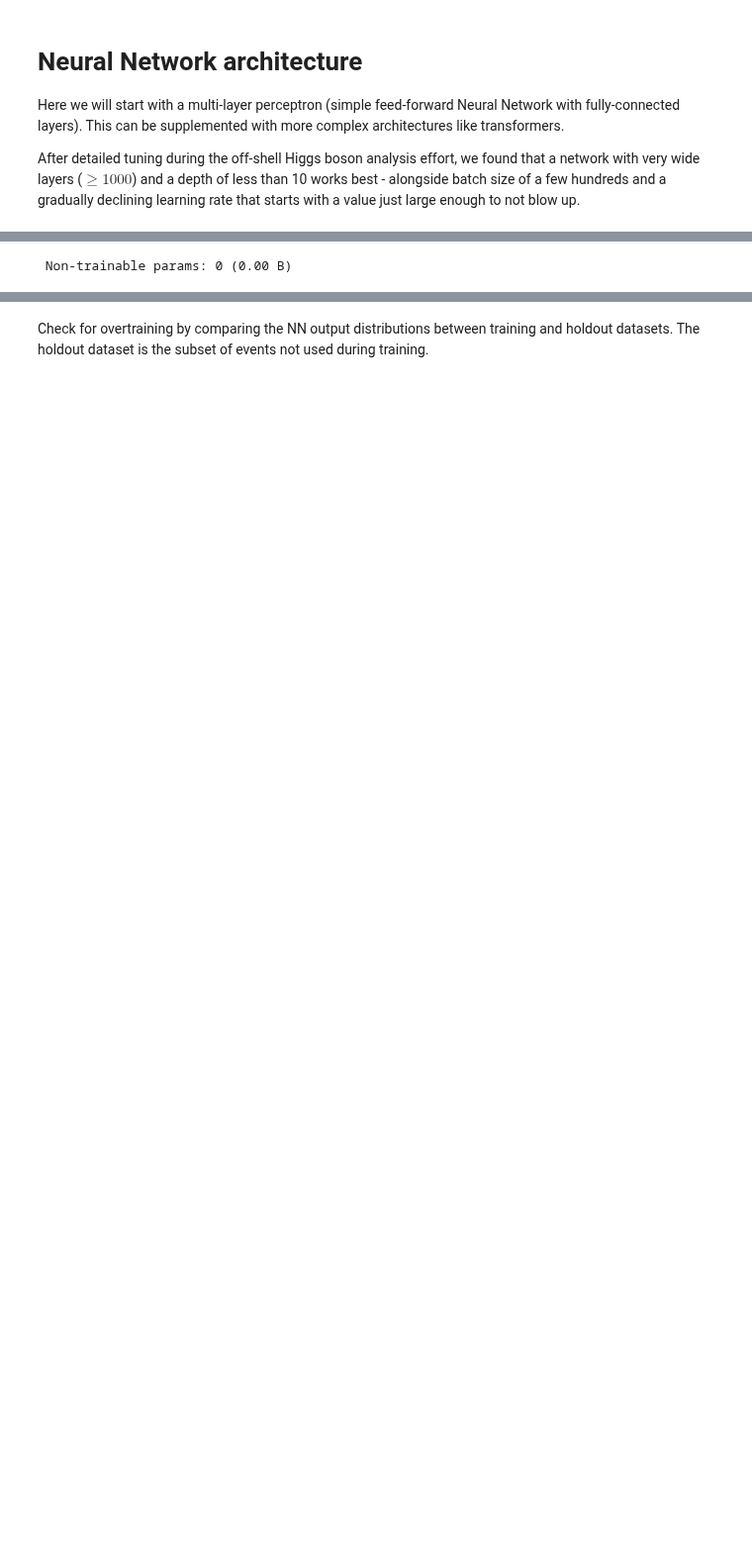
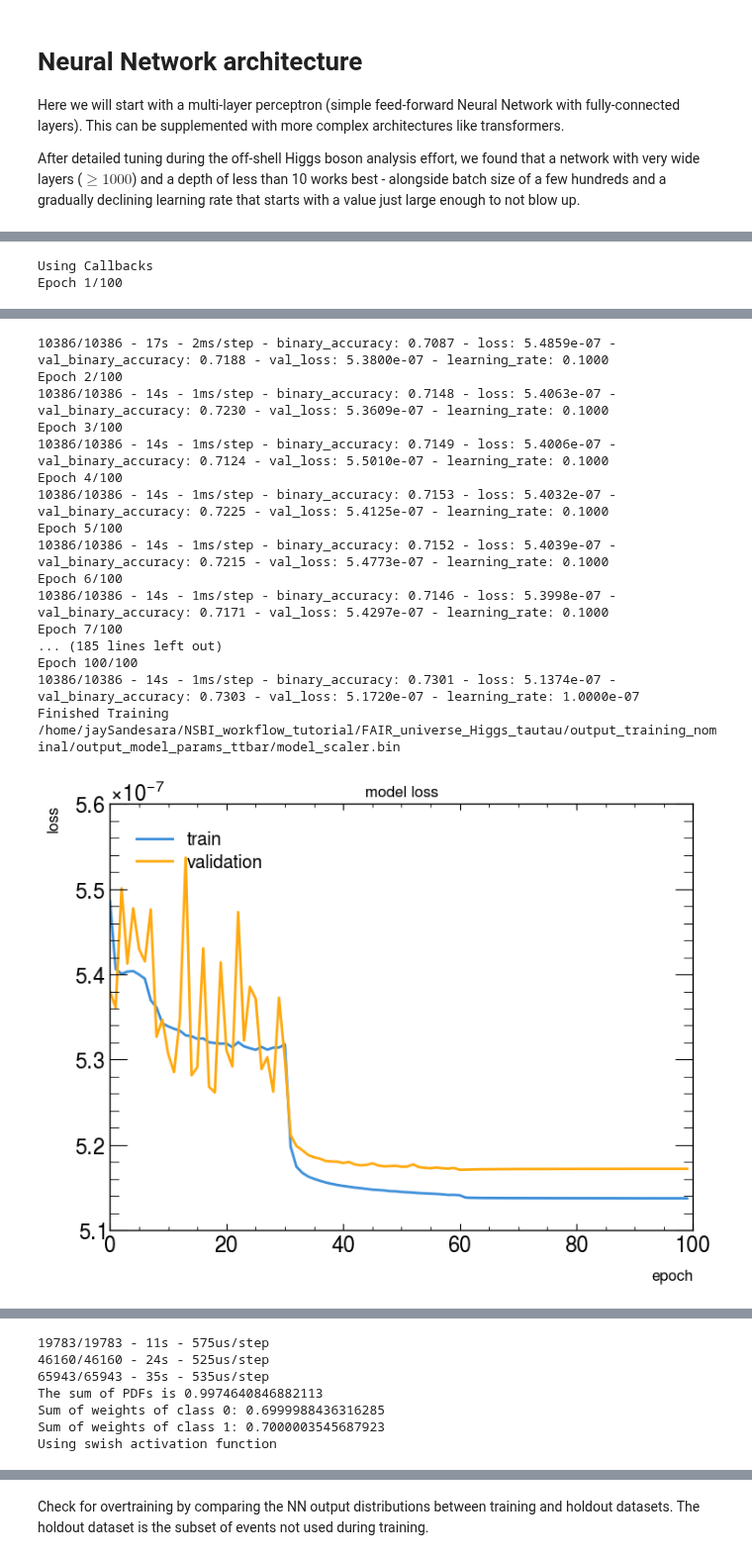
Before and after one commit to CrossGo14/NSBI-workflow-tutorial, a Jupyter notebook: FAIR_universe_Higgs_tautau/Neural_Likelihood_Ratio_Estimation.ipynb, the cells around one changed output, grey strips where cells are left out. Shown at 99% size. Saved outputs shown, nothing was run; the diff lists cells and outputs as text; code cells hidden in the pictures; blank space fills up the shorter version.

```diff
--- a/FAIR_universe_Higgs_tautau/Neural_Likelihood_Ratio_Estimation.ipynb
+++ b/FAIR_universe_Higgs_tautau/Neural_Likelihood_Ratio_Estimation.ipynb
@@ -383,6 +390,8 @@ for process_type in mix_model_hypotheses:
     # Build a training dataset for the training of p_<process_type>/p_<ref_processes> density ratio
     dataset_mix_model[process_type] = pd.concat([dataset_num, dataset_ref])
 
+    del dataset_num, dataset_ref
+
     # Save paths
     output_name = f'{process_type}'
     output_dir = f'{top_path}general_output_{process_type}'
@@ -416,14 +429,16 @@ for process_type in mix_model_hypotheses:
     # Train the density ratio NN
     NN_training_mix_model[process_type].train (   hidden_layers        = 2,
                                                     neurons              = 1000,
-                                                    number_of_epochs     = 70,
-                                                    batch_size           = 512,
-                                                    learning_rate        = 1.0,
-                                                    scalerType           = 'MinMax',
-                                                    calibration          = True,
+                                                    number_of_epochs     = 100,
+                                                    batch_size           = 128,
+                                                    learning_rate        = 0.1,
+                                                    scalerType           = 'StandardScaler',
+                                                    calibration          = False,
                                                     num_bins_cal         = 100,
                                                     callback             = True,
                                                     callback_patience    = 30,
                                                     callback_factor      = 0.01,
                                                     verbose              = 2     )
+
+    NN_training_mix_model[process_type].test_normalization()
 # %% [output]
@@ -451 +461,2 @@ Model: "sequential"
- Non-trainable params: 0 (0.00 B)
+Using Callbacks
+Epoch 1/100
@@ -453,0 +464,18 @@ Epoch 1/70
+10386/10386 - 17s - 2ms/step - binary_accuracy: 0.7087 - loss: 5.4859e-07 - val_binary_accuracy: 0.7188 - val_loss: 5.3800e-07 - learning_rate: 0.1000
+Epoch 2/100
+10386/10386 - 14s - 1ms/step - binary_accuracy: 0.7148 - loss: 5.4063e-07 - val_binary_accuracy: 0.7230 - val_loss: 5.3609e-07 - learning_rate: 0.1000
+Epoch 3/100
+10386/10386 - 14s - 1ms/step - binary_accuracy: 0.7149 - loss: 5.4006e-07 - val_binary_accuracy: 0.7124 - val_loss: 5.5010e-07 - learning_rate: 0.1000
+Epoch 4/100
+10386/10386 - 14s - 1ms/step - binary_accuracy: 0.7153 - loss: 5.4032e-07 - val_binary_accuracy: 0.7225 - val_loss: 5.4125e-07 - learning_rate: 0.1000
+Epoch 5/100
+10386/10386 - 14s - 1ms/step - binary_accuracy: 0.7152 - loss: 5.4039e-07 - val_binary_accuracy: 0.7215 - val_loss: 5.4773e-07 - learning_rate: 0.1000
+Epoch 6/100
+10386/10386 - 14s - 1ms/step - binary_accuracy: 0.7146 - loss: 5.3998e-07 - val_binary_accuracy: 0.7171 - val_loss: 5.4297e-07 - learning_rate: 0.1000
+Epoch 7/100
+... (185 lines left out)
+Epoch 100/100
+10386/10386 - 14s - 1ms/step - binary_accuracy: 0.7301 - loss: 5.1374e-07 - val_binary_accuracy: 0.7303 - val_loss: 5.1720e-07 - learning_rate: 1.0000e-07
+Finished Training
+/home/jaySandesara/NSBI_workflow_tutorial/FAIR_universe_Higgs_tautau/output_training_nominal/output_model_params_ttbar/model_scaler.bin
+[figure, added]
@@ -453,0 +483,7 @@ Epoch 1/70
+19783/19783 - 11s - 575us/step
+46160/46160 - 24s - 525us/step
+65943/65943 - 35s - 535us/step
+The sum of PDFs is 0.9974640846882113
+Sum of weights of class 0: 0.6999988436316285
+Sum of weights of class 1: 0.7000003545687923
+Using swish activation function
```
Also changed, not shown: parts of 21 cells of this notebook, 4 other files.
